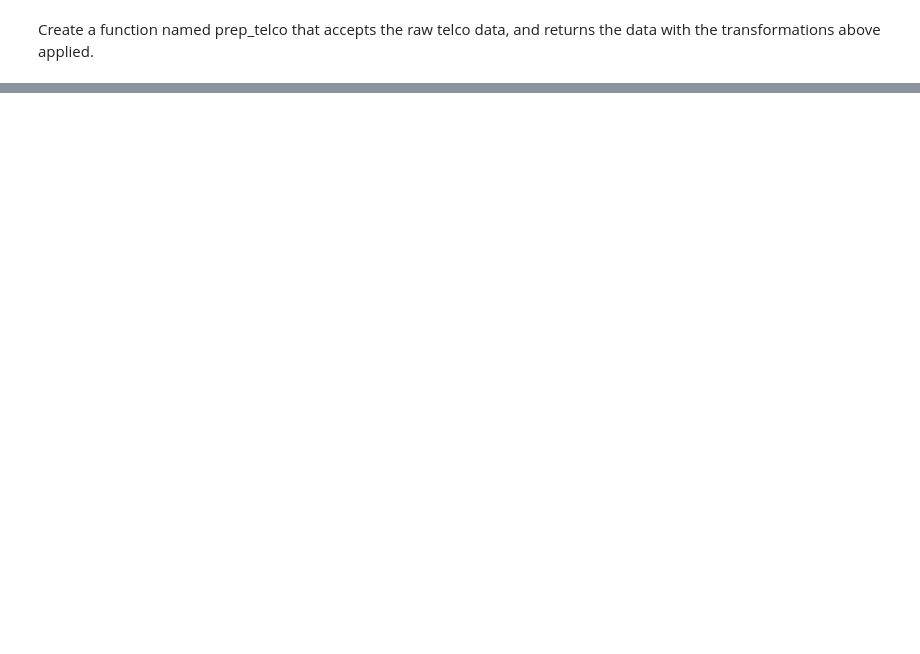
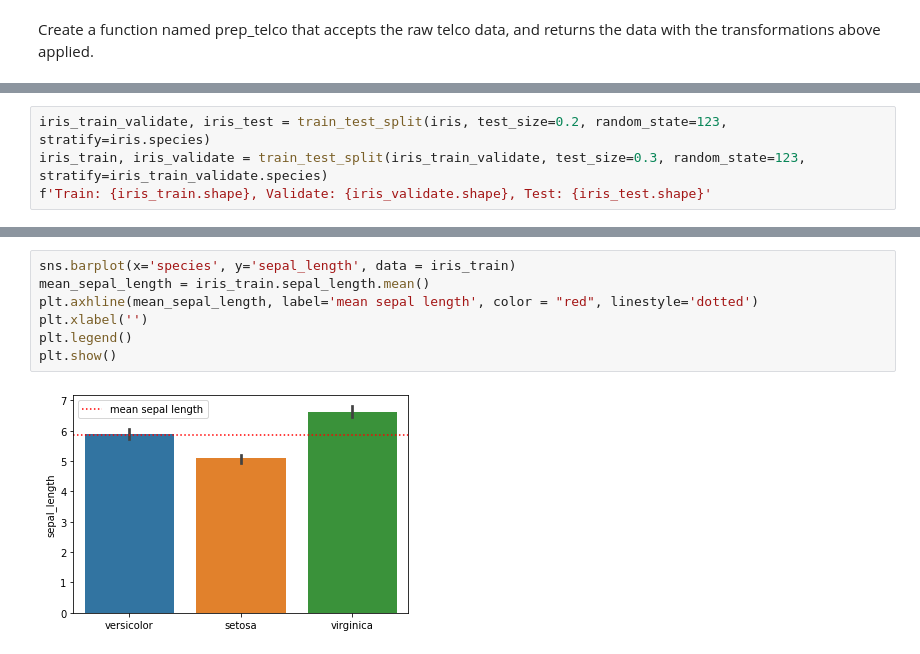
Before and after one commit to mwboiss/classification-exercises, a Jupyter notebook: classification_exercises.ipynb, the cells around one changed output, grey strips where cells are left out. Drawn from its saved outputs; the diff is of its cells as text; blank space fills up the shorter version.

```diff
--- a/classification_exercises.ipynb
+++ b/classification_exercises.ipynb
@@ -823,0 +859,4 @@ Using cached csv file...
+# %%
+iris_train_validate, iris_test = train_test_split(iris, test_size=0.2, random_state=123, stratify=iris.species)
+iris_train, iris_validate = train_test_split(iris_train_validate, test_size=0.3, random_state=123, stratify=iris_train_validate.species)
+f'Train: {iris_train.shape}, Validate: {iris_validate.shape}, Test: {iris_test.shape}'
@@ -823,0 +936,9 @@ Using cached csv file...
+# %%
+sns.barplot(x='species', y='sepal_length', data = iris_train)
+mean_sepal_length = iris_train.sepal_length.mean()
+plt.axhline(mean_sepal_length, label='mean sepal length', color = "red", linestyle='dotted')
+plt.xlabel('')
+plt.legend()
+plt.show()
+# %% [output]
+[figure, added]
```
Also changed, not shown: parts of 55 cells of this notebook, 5 other files.
